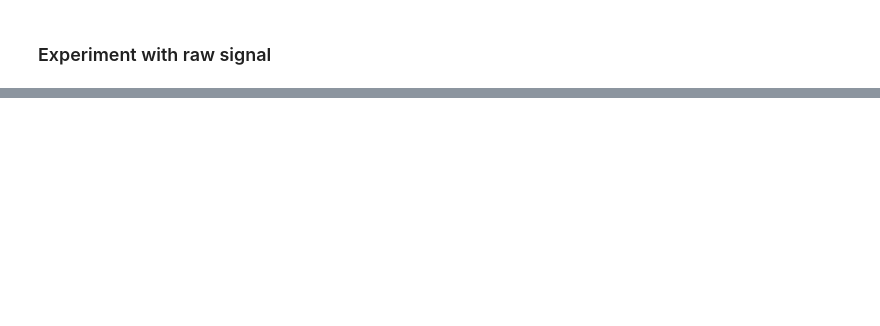
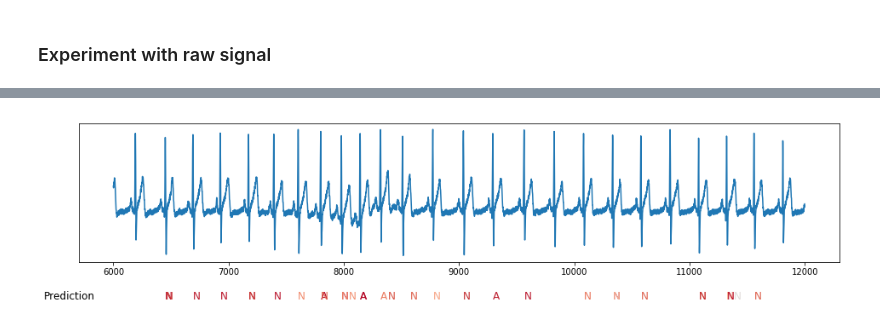
Before and after one commit to piotrbazan/machine-learning, a Jupyter notebook: projects/ecg/raw_signals.ipynb, the cells around one changed output, grey strips where cells are left out. Cells and saved outputs as stored; diff of their text form; code cells hidden in the pictures; blank space fills up the shorter version.

```diff
--- a/projects/ecg/raw_signals.ipynb
+++ b/projects/ecg/raw_signals.ipynb
@@ -75,0 +62,4 @@ plt.plot(data[1]['signals']['S'][0:3784])
+# %%
+detect(1., 6000, 12000) # no smoothing
+# %% [output]
+[figure, added]
```
Also changed, not shown: parts of 23 cells of this notebook, 1 other file.
